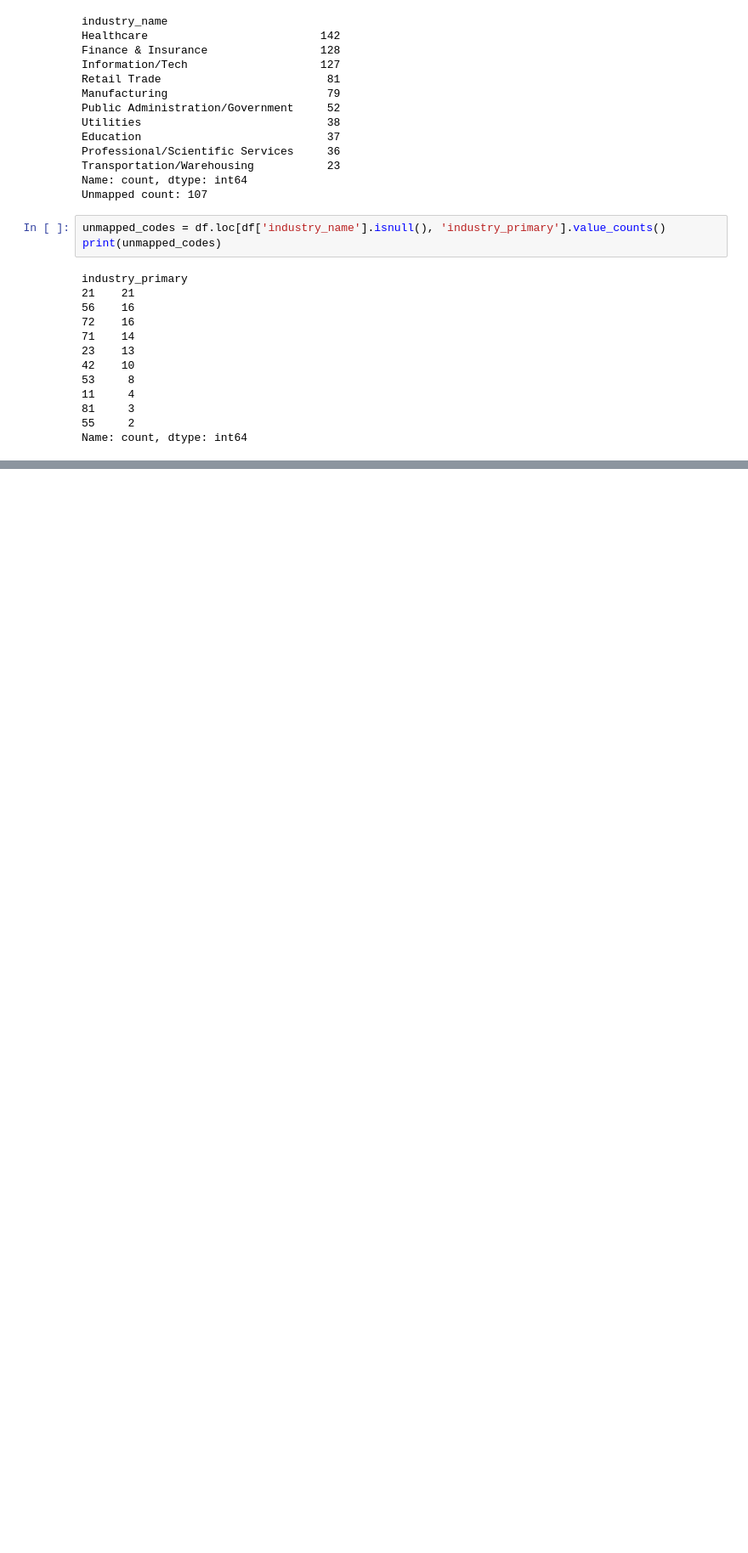
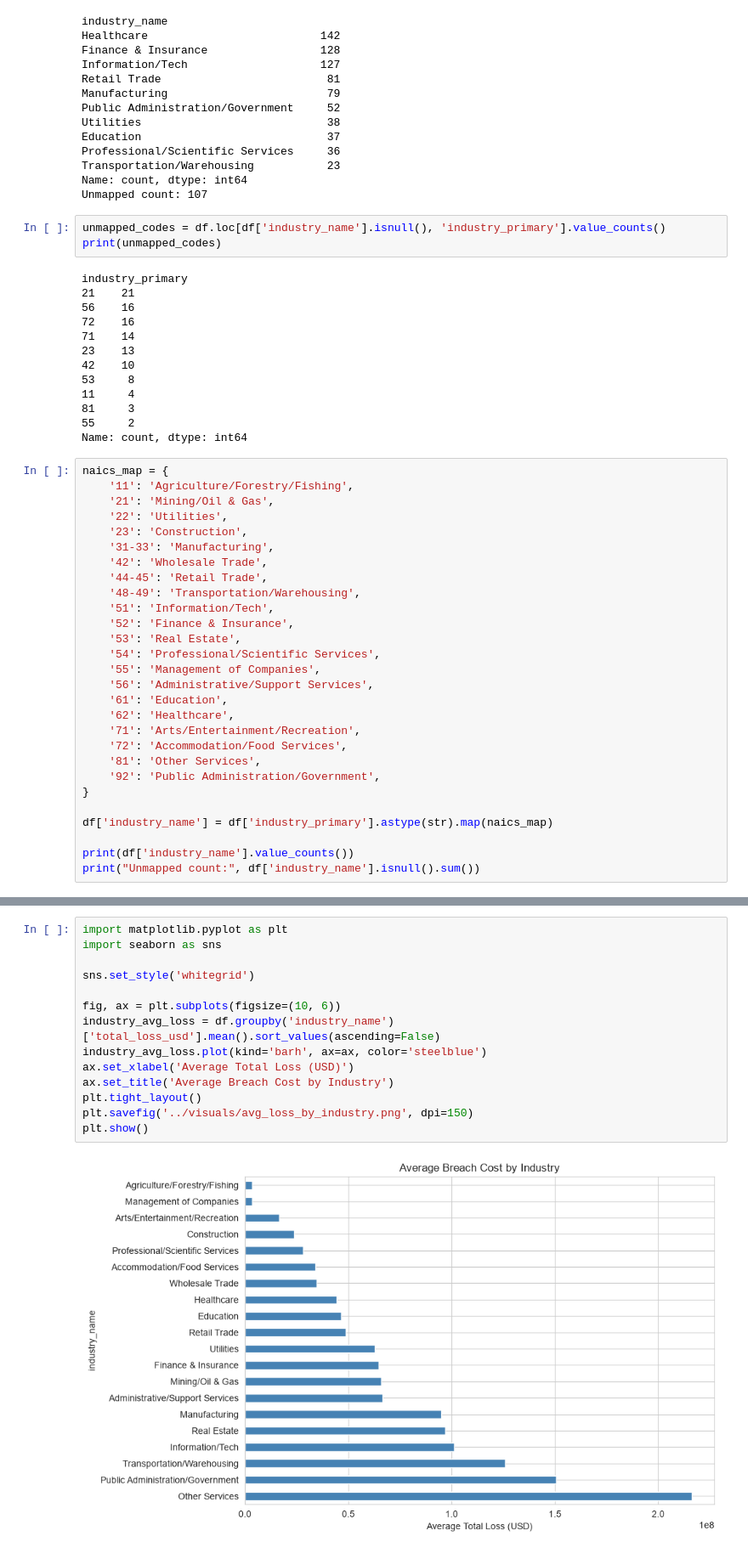
Before and after one commit to womanvitha/cyber-breach-impact-analysis, a Jupyter notebook: notebooks/01_exploration.ipynb, the cells around one changed output, grey strips where cells are left out. Shown at 85% size. Drawn from its saved outputs; the diff is of its cells as text; blank space fills up the shorter version.

Commit message:
Add industry cost and attack vector trend analysis

```diff
--- a/notebooks/01_exploration.ipynb
+++ b/notebooks/01_exploration.ipynb
@@ -198,3 +198,31 @@ industry_primary
 81     3
 55     2
 Name: count, dtype: int64
+# %%
+naics_map = {
+    '11': 'Agriculture/Forestry/Fishing',
+    '21': 'Mining/Oil & Gas',
+    '22': 'Utilities',
+    '23': 'Construction',
+    '31-33': 'Manufacturing',
+    '42': 'Wholesale Trade',
+    '44-45': 'Retail Trade',
+    '48-49': 'Transportation/Warehousing',
+    '51': 'Information/Tech',
+    '52': 'Finance & Insurance',
+    '53': 'Real Estate',
+    '54': 'Professional/Scientific Services',
+    '55': 'Management of Companies',
+    '56': 'Administrative/Support Services',
+    '61': 'Education',
+    '62': 'Healthcare',
+    '71': 'Arts/Entertainment/Recreation',
+    '72': 'Accommodation/Food Services',
+    '81': 'Other Services',
+    '92': 'Public Administration/Government',
+}
+
+df['industry_name'] = df['industry_primary'].astype(str).map(naics_map)
+
+print(df['industry_name'].value_counts())
+print("Unmapped count:", df['industry_name'].isnull().sum())
@@ -200,0 +250,16 @@ Name: count, dtype: int64
+# %%
+import matplotlib.pyplot as plt
+import seaborn as sns
+
+sns.set_style('whitegrid')
+
+fig, ax = plt.subplots(figsize=(10, 6))
+industry_avg_loss = df.groupby('industry_name')['total_loss_usd'].mean().sort_values(ascending=False)
+industry_avg_loss.plot(kind='barh', ax=ax, color='steelblue')
+ax.set_xlabel('Average Total Loss (USD)')
+ax.set_title('Average Breach Cost by Industry')
+plt.tight_layout()
+plt.savefig('../visuals/avg_loss_by_industry.png', dpi=150)
+plt.show()
+# %% [output]
+[figure, added]
```
Also changed, not shown: parts of 6 cells of this notebook, 3 other files.
